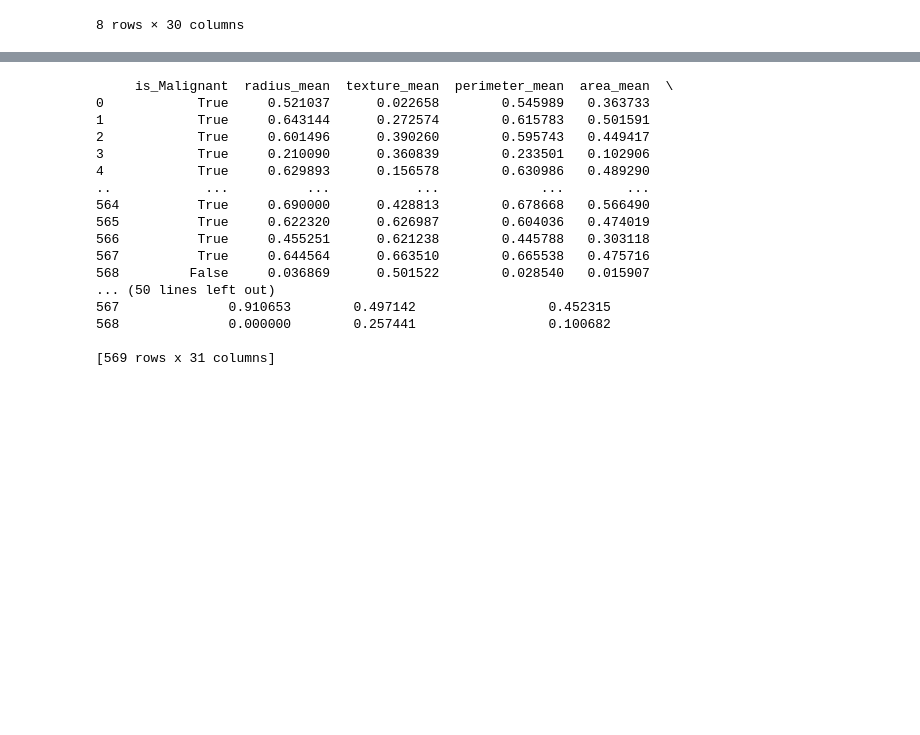
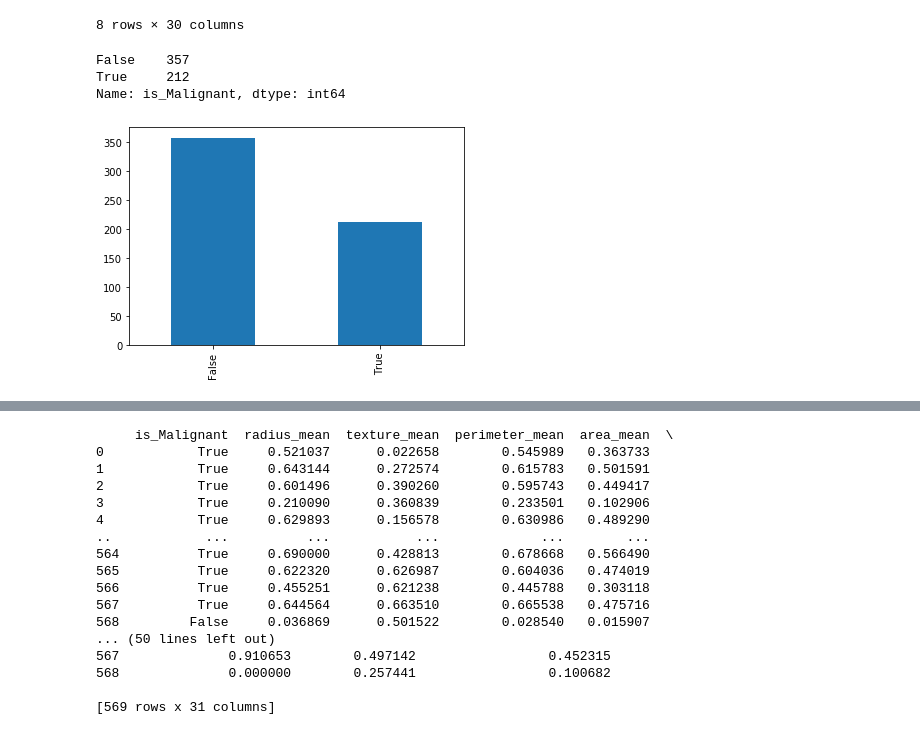
Before and after one commit to Conor-Luppnow/Project1_Cancer_Predictor, a Jupyter notebook: cancer.ipynb, the cells around one changed output, grey strips where cells are left out. Saved outputs shown, nothing was run; the diff lists cells and outputs as text; code cells hidden in the pictures; blank space fills up the shorter version.

Commit message:
commit - with graphs, and comments

```diff
--- a/cancer.ipynb
+++ b/cancer.ipynb
@@ -84,3 +99,13 @@ df.describe()
 | 75% | 15.780000 | 21.800000 | 104.100000 | 782.700000 | 0.105300 | 0.130400 | ... |
 | max | 28.110000 | 39.280000 | 188.500000 | 2501.000000 | 0.163400 | 0.345400 | ... |
 8 rows × 30 columns
+# %%
+df["is_Malignant"].value_counts().plot(kind="bar")
+df["is_Malignant"].value_counts()
+#plot to easily see how many individuals have a malignant tumor or a benign tumor
+# 357 had a benign and 212 had a malignant tumor
+# %% [output]
+False    357
+True     212
+Name: is_Malignant, dtype: int64
+[figure, added]
```
Also changed, not shown: parts of 20 cells of this notebook.
